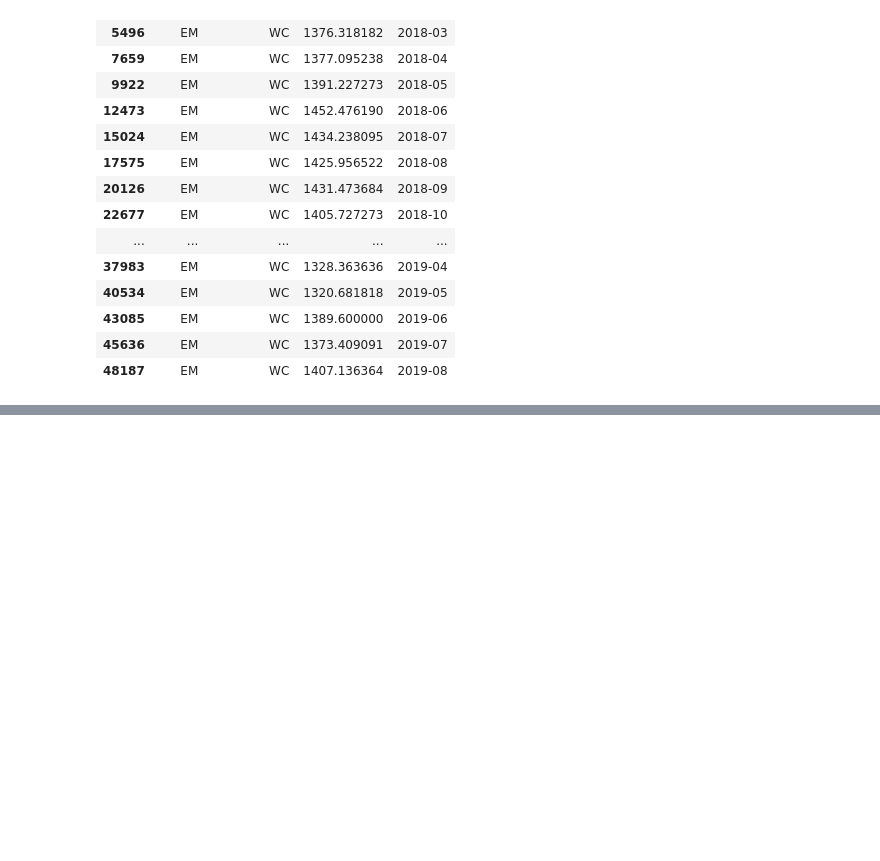
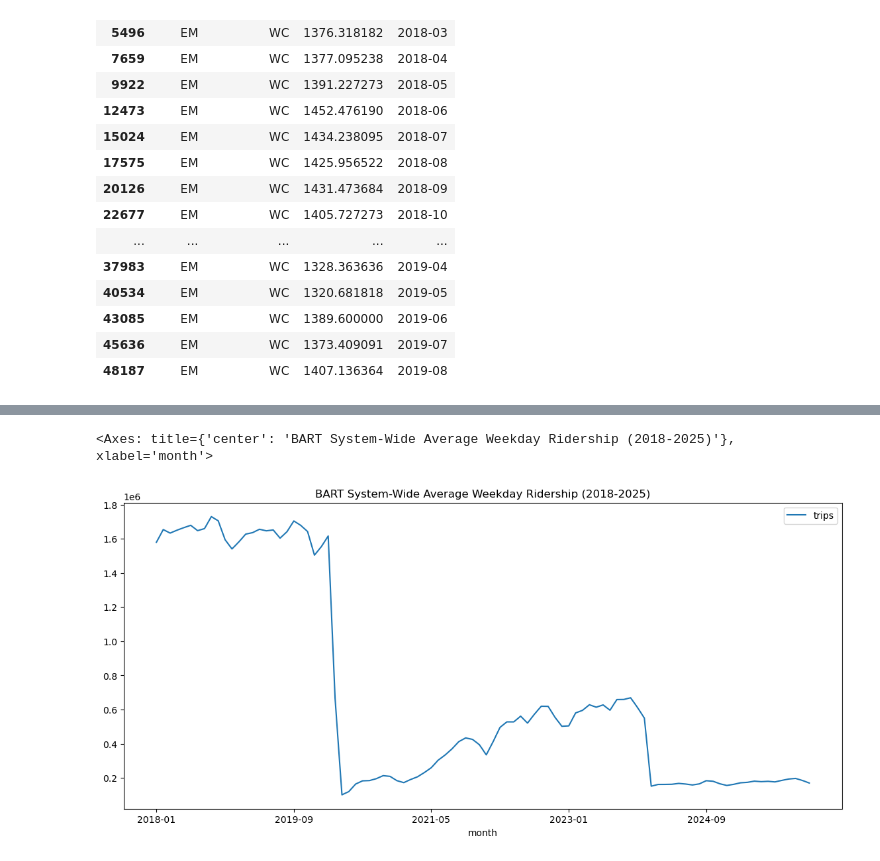
Before and after one commit to Shiv0406/BartProj, a Jupyter notebook: data-exploration.ipynb, the cells around one changed output, grey strips where cells are left out. Cells and saved outputs as stored; diff of their text form; code cells hidden in the pictures; blank space fills up the shorter version.

Commit message:
Add files via upload
Created chart and aggregated data

```diff
--- a/data-exploration.ipynb
+++ b/data-exploration.ipynb
@@ -611,0 +436,3 @@ raw_jan.head(8)
+# %%
+all_data['origin'] = all_data['origin'].astype(str)
+all_data['destination'] = all_data['destination'].astype(str)
@@ -611,0 +442,2 @@ raw_jan.head(8)
+# %%
+all_data = all_data[all_data['origin'] != 'Exits']
@@ -611,0 +452,3 @@ raw_jan.head(8)
+# %%
+aggregated_df = all_data.groupby("month")["trips"].sum().reset_index()
+aggregated_df
@@ -611,0 +469,5 @@ raw_jan.head(8)
+# %%
+aggregated_df.plot(x = "month", y = "trips", figsize = (14,6), title = "BART System-Wide Average Weekday Ridership (2018-2025)")
+# %% [output]
+<Axes: title={'center': 'BART System-Wide Average Weekday Ridership (2018-2025)'}, xlabel='month'>
+[figure, added]
```
Also changed, not shown: parts of 26 cells of this notebook.
